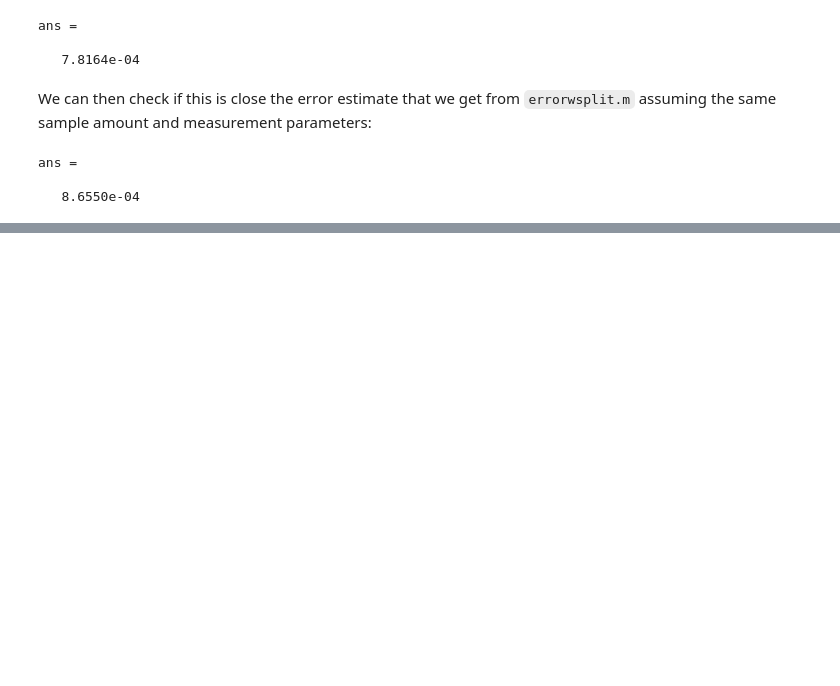
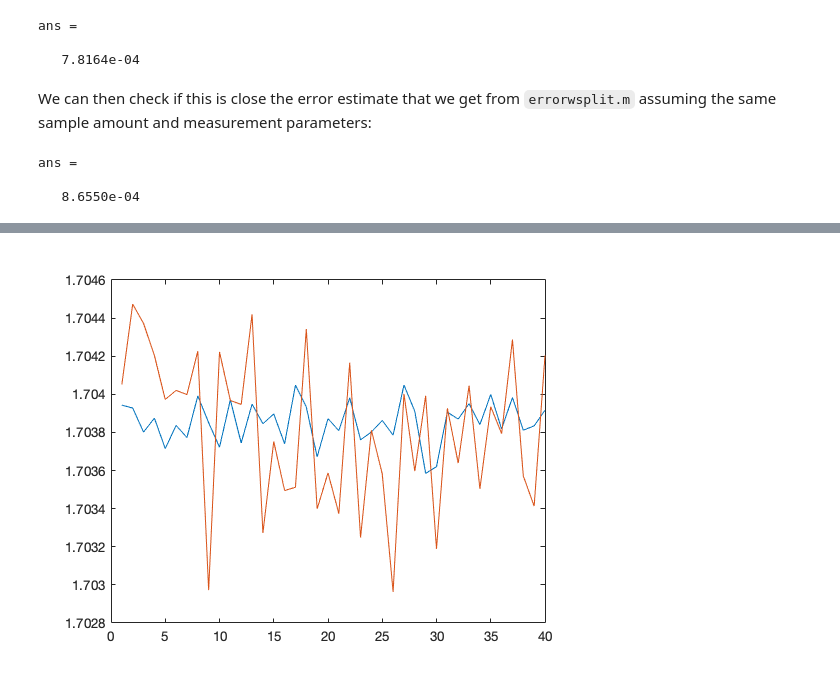
Before and after one commit to rcmarq/cosmo, a Jupyter notebook: tests.ipynb, the cells around one changed output, grey strips where cells are left out. Drawn from its saved outputs; the diff is of its cells as text; code cells hidden in the pictures; blank space fills up the shorter version.

```diff
--- a/tests.ipynb
+++ b/tests.ipynb
@@ -244,6 +268,6 @@ Here, we test what happens when we choose a different normalization for the same
 # %%
 % Specifying internal normalization ratio and calculating this ratio per cycle
-INisos=[130 135];
+INisos=[134 135];
 INisos=ISODATA.Ba.isoindex(INisos);
 
 % Calculating all ratios - using the same denominator as in ratisos
@@ -289,0 +314,6 @@ ans =
+# %%
+plot(1:length(R),R(:,ratisos(1)))
+hold on
+plot(1:length(RIN),RIN(:,ratisos(1)))
+# %% [output]
+[figure, added]
```
Also changed, not shown: parts of 15 cells of this notebook, 2 other files.
